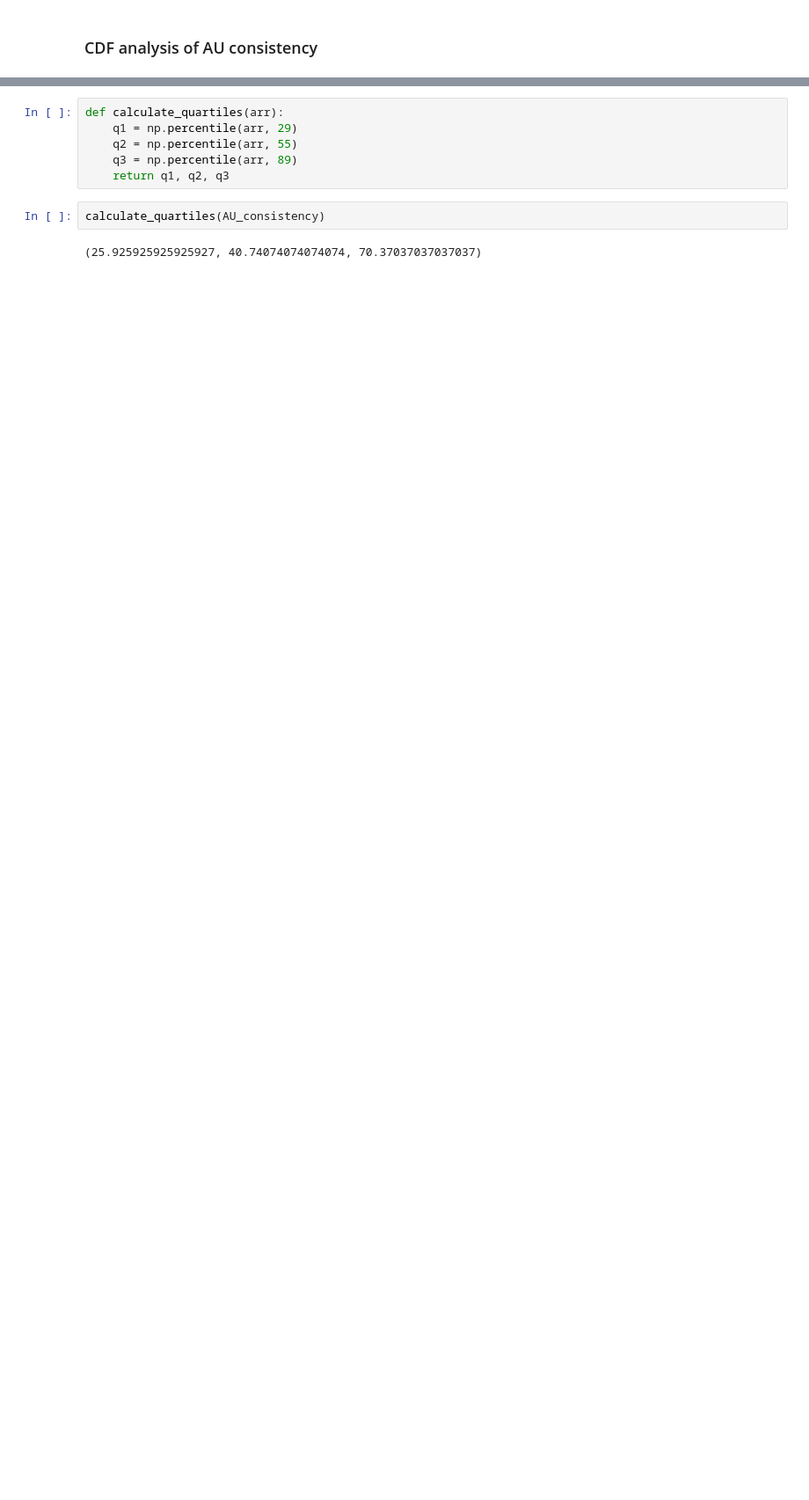
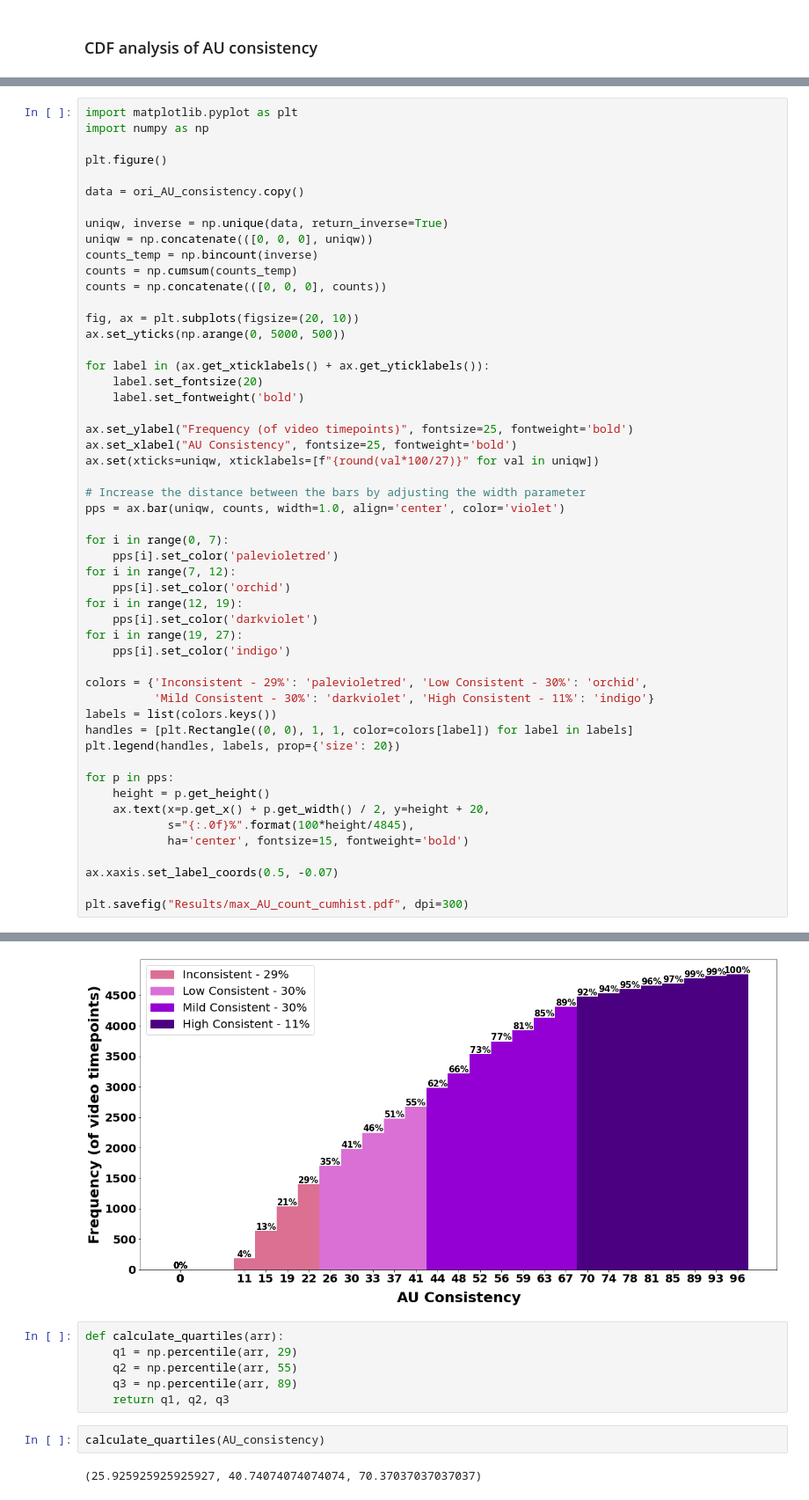
Before and after one commit to Shivansh-ct/Consistent-Keypoints, a Jupyter notebook: analysis_AU_consistency.ipynb, the cells around one changed output, grey strips where cells are left out. Shown: that part at 88% size. Cells and saved outputs as stored; diff of their text form; blank space fills up the shorter version.

```diff
--- a/analysis_AU_consistency.ipynb
+++ b/analysis_AU_consistency.ipynb
@@ -121,0 +195,53 @@ plt.savefig("Results/max_AU_count_cumhist.pdf", dpi=300)
+# %%
+import matplotlib.pyplot as plt
+import numpy as np
+
+plt.figure()
+
+data = ori_AU_consistency.copy()
+
+uniqw, inverse = np.unique(data, return_inverse=True)
+uniqw = np.concatenate(([0, 0, 0], uniqw))
+counts_temp = np.bincount(inverse)
+counts = np.cumsum(counts_temp)
+counts = np.concatenate(([0, 0, 0], counts))
+
+fig, ax = plt.subplots(figsize=(20, 10))
+ax.set_yticks(np.arange(0, 5000, 500))
+
+for label in (ax.get_xticklabels() + ax.get_yticklabels()):
+    label.set_fontsize(20)
+    label.set_fontweight('bold')
+
+ax.set_ylabel("Frequency (of video timepoints)", fontsize=25, fontweight='bold')
+ax.set_xlabel("AU Consistency", fontsize=25, fontweight='bold')
+ax.set(xticks=uniqw, xticklabels=[f"{round(val*100/27)}" for val in uniqw])
+
+# Increase the distance between the bars by adjusting the width parameter
+pps = ax.bar(uniqw, counts, width=1.0, align='center', color='violet')
+
+for i in range(0, 7):
+    pps[i].set_color('palevioletred')
+for i in range(7, 12):
+    pps[i].set_color('orchid')
+for i in range(12, 19):
+    pps[i].set_color('darkviolet')
+for i in range(19, 27):
+    pps[i].set_color('indigo')
+
+colors = {'Inconsistent - 29%': 'palevioletred', 'Low Consistent - 30%': 'orchid',
+          'Mild Consistent - 30%': 'darkviolet', 'High Consistent - 11%': 'indigo'}
+labels = list(colors.keys())
+handles = [plt.Rectangle((0, 0), 1, 1, color=colors[label]) for label in labels]
+plt.legend(handles, labels, prop={'size': 20})
+
+for p in pps:
+    height = p.get_height()
+    ax.text(x=p.get_x() + p.get_width() / 2, y=height + 20,
+            s="{:.0f}%".format(100*height/4845),
+            ha='center', fontsize=15, fontweight='bold')
+
+ax.xaxis.set_label_coords(0.5, -0.07)
+
+plt.savefig("Results/max_AU_count_cumhist.pdf", dpi=300)
+# %% [output]
@@ -122,3 +249,4 @@ plt.savefig("Results/max_AU_count_cumhist.pdf", dpi=300)
+[figure, added]
 # %%
 def calculate_quartiles(arr):
     q1 = np.percentile(arr, 29)
```
Also changed, not shown: parts of 7 cells of this notebook, 4 other files.
